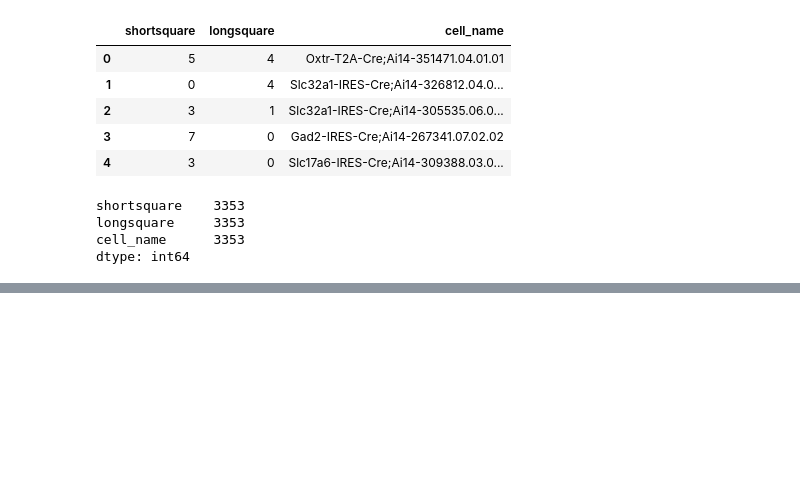
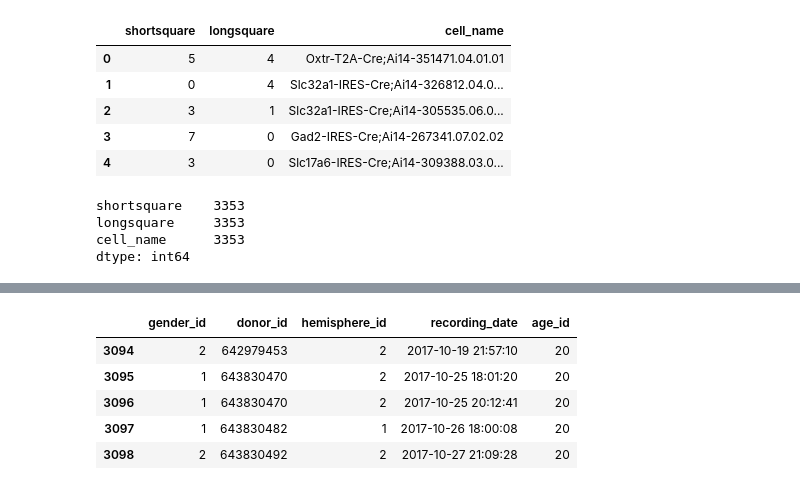
Before and after one commit to lindsayng/analysis, a Jupyter notebook: SQL practice.ipynb, the cells around one changed output, grey strips where cells are left out. Saved outputs shown, nothing was run; the diff lists cells and outputs as text; code cells hidden in the pictures; blank space fills up the shorter version.

```diff
--- a/SQL practice.ipynb
+++ b/SQL practice.ipynb
@@ -67,0 +90,17 @@ dtype: int64
+# %%
+query = "SELECT err.recording_date, s.donor_id, s.hemisphere_id, d.age_id, d.gender_id \
+FROM ephys_roi_results err \
+JOIN specimens s ON s.ephys_roi_result_id = err.id \
+JOIN donors d ON s.donor_id = d.id \
+WHERE s.hemisphere_id = 1.0 OR s.hemisphere_id = 2.0 \
+AND (err.recording_date > '2017-01-01' AND err.recording_date < '2017-12-31')"
+
+df = get_lims_dataframe(query)
+df.tail()
+# %% [output]
+|  | gender_id | donor_id | hemisphere_id | recording_date | age_id |
+| 3094 | 2 | 642979453 | 2 | 2017-10-19 21:57:10 | 20 |
+| 3095 | 1 | 643830470 | 2 | 2017-10-25 18:01:20 | 20 |
+| 3096 | 1 | 643830470 | 2 | 2017-10-25 20:12:41 | 20 |
+| 3097 | 1 | 643830482 | 1 | 2017-10-26 18:00:08 | 20 |
+| 3098 | 2 | 643830492 | 2 | 2017-10-27 21:09:28 | 20 |
```
Also changed, not shown: parts of 4 cells of this notebook.
